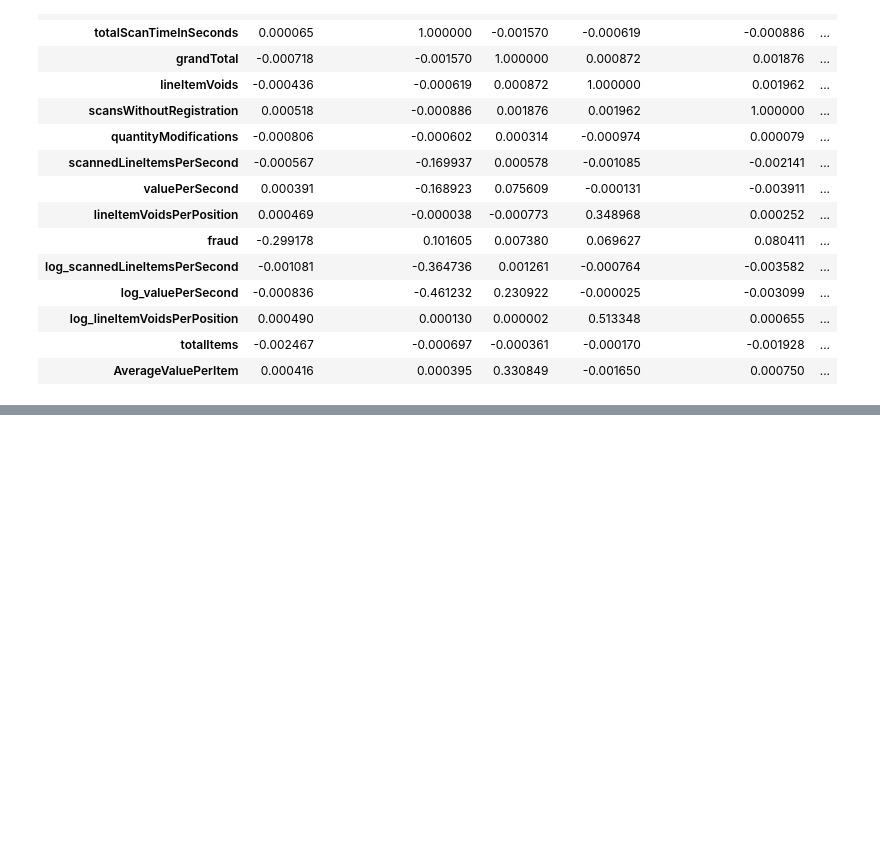
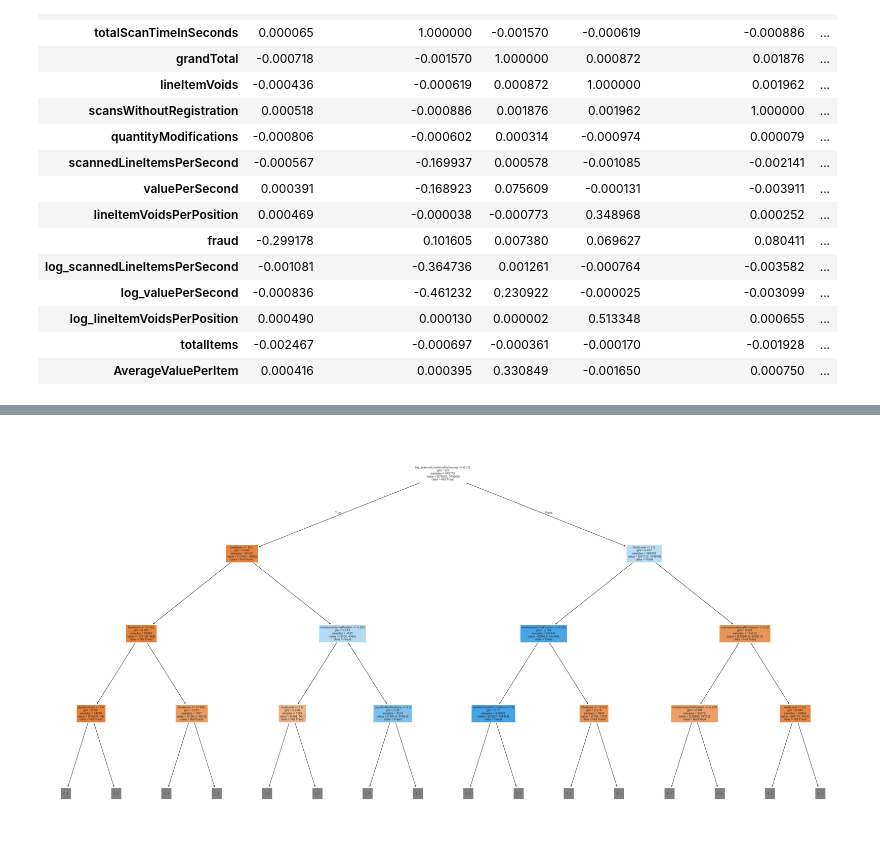
Before and after one commit to Jibincodes/AnalyticsProject2025, a Jupyter notebook: src/analysis.ipynb, the cells around one changed output, grey strips where cells are left out. Cells and saved outputs as stored; diff of their text form; code cells hidden in the pictures; blank space fills up the shorter version.

```diff
--- a/src/analysis.ipynb
+++ b/src/analysis.ipynb
@@ -958,0 +1091,15 @@ df.corr()
+# %%
+from sklearn.tree import plot_tree
+
+tree = rf.estimators_[4]
+
+plt.figure(figsize=(40, 20))  # Bigger figure for a deep tree
+plot_tree(tree,
+          feature_names=X.columns,
+          class_names=["Not Fraud", "Fraud"],
+          filled=True,
+          max_depth=3,
+          fontsize=8)  # Smaller font size to fit more text
+plt.show()
+# %% [output]
+[figure, added]
```
Also changed, not shown: parts of 9 cells of this notebook.
